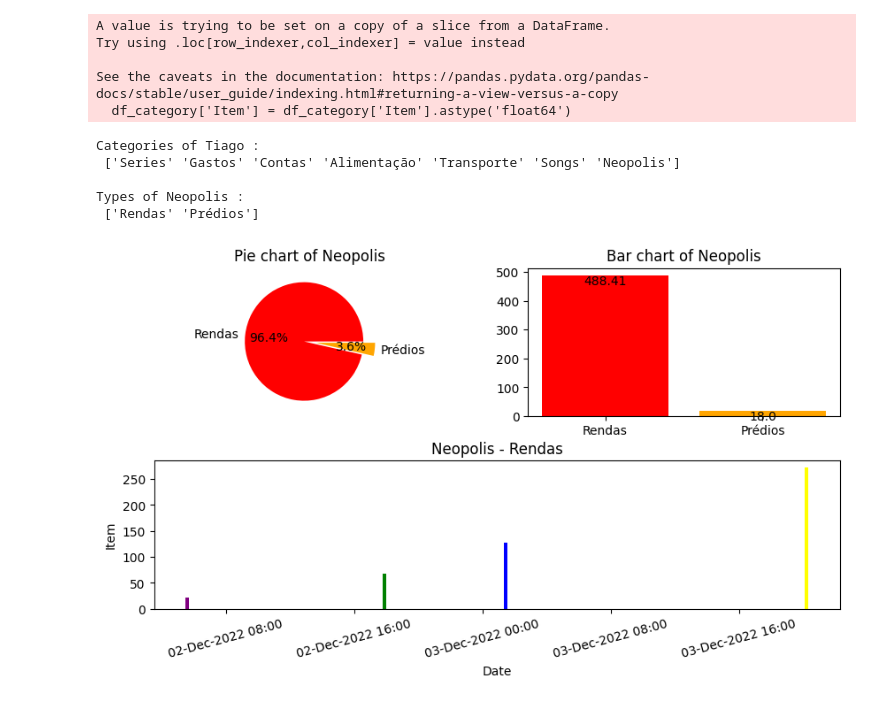
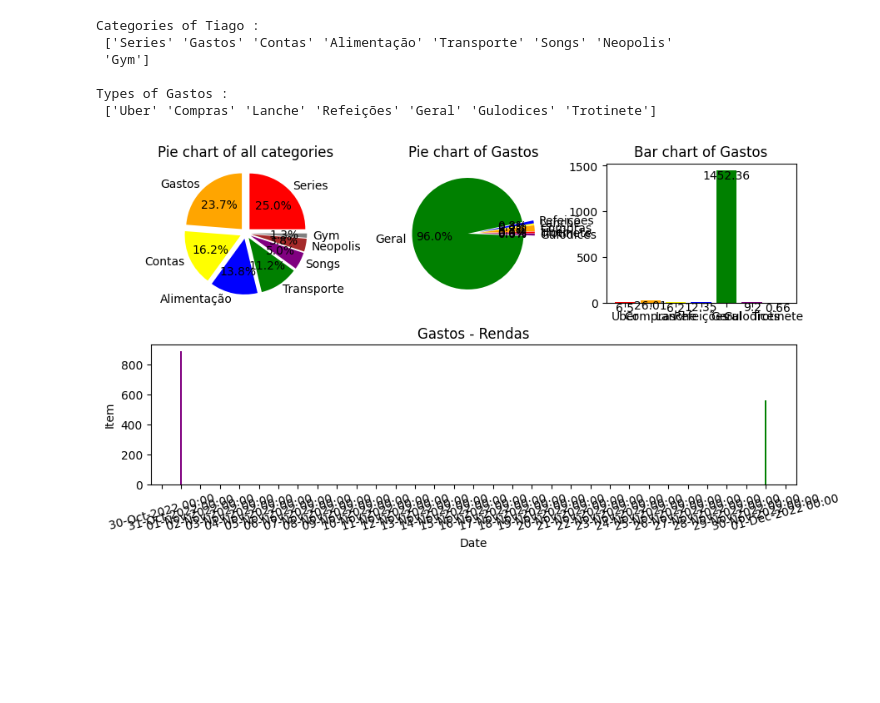
Before and after one commit to tiagoalmeida25/TrackerApp, a Jupyter notebook: Ficheiros/view.ipynb, the cells around one changed output. Saved outputs shown, nothing was run; the diff lists cells and outputs as text; code cells hidden in the pictures; blank space fills up the shorter version.

```diff
--- a/Ficheiros/view.ipynb
+++ b/Ficheiros/view.ipynb
@@ -17,7 +17,7 @@ categories = df['Category'].unique()
 # create a dataframe for each category
 df_categories = list()
 for category in categories:
-    df_category = df.loc[df['Category'] == category]
+    df_category = df.loc[df['Category'] == category].copy()
     df_categories.append(df_category)
 
 # convert Item to float if possible, else keep it as string
@@ -29,12 +29,6 @@ for df_category in df_categories:
         df_category['Item'] = df_category['Item'].astype('float64')
     except ValueError:
         pass
-# %% [output]
-A value is trying to be set on a copy of a slice from a DataFrame.
-Try using .loc[row_indexer,col_indexer] = value instead
-
-See the caveats in the documentation: https://pandas.pydata.org/pandas-docs/stable/user_guide/indexing.html#returning-a-view-versus-a-copy
-  df_category['Item'] = df_category['Item'].astype('float64')
 # %%
 def get_category_df(df_categories, category):
     df_category = df_categories[categories.tolist().index(category)]
@@ -51,10 +45,10 @@ def time_series(type, df):
     dtFmt = mdates.DateFormatter('%d-%b-%Y %H:%M')
 
     plt.gca().xaxis.set_major_formatter(dtFmt)
-    plt.gca().xaxis.set_major_locator(mdates.HourLocator(byhour=(range(0,24,8))))
+    plt.gca().xaxis.set_major_locator(mdates.HourLocator(byhour=(range(0,24,24))))
     plt.xticks(rotation=15, fontweight='light')
 
-    plt.bar(dates,values, width=0.01, color=['purple','green','blue','yellow','orange','red','pink','brown','grey','black'])
+    plt.bar(dates,values, width=0.1, color=['purple','green','blue','yellow','orange','red','pink','brown','grey','black'])
     plt.title(category + ' - ' + type)
     plt.xlabel('Date')
     plt.ylabel('Item')
@@ -78,6 +72,18 @@ def pie_chart(df):
         plt.pie(values, labels=types, explode=explode, autopct='%1.1f%%',colors=['red', 'orange', 'yellow', 'blue','green','purple'])
 
     plt.title('Pie chart of ' + category)
+
+def pie_chart_all_categories(df):
+    unique_categories = df['Category'].unique()
+
+    values = list()
+
+    values = df['Category'].value_counts()
+
+    explode = [0.1 for i in range(len(categories))]
+    plt.pie(values, labels=unique_categories, explode=explode, autopct='%1.1f%%',colors=['red', 'orange', 'yellow', 'blue','green','purple','brown','grey','black','pink'])
+
+    plt.title('Pie chart of all categories')
 # %%
 # bar chart of types
 def bar_chart(df):
@@ -99,32 +105,39 @@ def bar_chart(df):
 
     plt.title('Bar chart of ' + category)
 # %%
-def plot(df_category, df_type):
+def plot_in_one(df_category, df_type, df):
     fig = plt.figure(figsize=(10, 5))
-    gs = GridSpec(nrows=2, ncols=2,hspace = .3)
+    gs = GridSpec(nrows=2, ncols=3,hspace = .3)
 
     ax0 = fig.add_subplot(gs[0, 0])
+    pie_chart_all_categories(df)
+
+    ax1 = fig.add_subplot(gs[0, 1])
     pie_chart(df_category)
-    ax1 = fig.add_subplot(gs[0, 1])
+
+    ax2 = fig.add_subplot(gs[0, 2])
     bar_chart(df_category)
-    ax2 = fig.add_subplot(gs[1, :])
+
+    ax3 = fig.add_subplot(gs[1, :])
     time_series(type,df_type)
+
     plt.show()
 # %%
-category = 'Neopolis'
-type = 'Rendas'
+category = 'Gastos'
+type_of = 'Geral'
 
 df_category = get_category_df(df_categories, category)
-df_type = get_type_df(df_category, type)
+df_type = get_type_df(df_category, type_of)
 
 print('Categories of', username,':\n', categories)
 print('\nTypes of', category,':\n', df_category['Type'].unique())
 
-plot(df_category, df_type)
+plot_in_one(df_category, df_type,df)
 # %% [output]
 Categories of Tiago :
- ['Series' 'Gastos' 'Contas' 'Alimentação' 'Transporte' 'Songs' 'Neopolis']
+ ['Series' 'Gastos' 'Contas' 'Alimentação' 'Transporte' 'Songs' 'Neopolis'
+ 'Gym']
 
-Types of Neopolis :
- ['Rendas' 'Prédios']
+Types of Gastos :
+ ['Uber' 'Compras' 'Lanche' 'Refeições' 'Geral' 'Gulodices' 'Trotinete']
-[figure, old version]
+[figure, new version]
```
Also changed, not shown: 30 other files.
